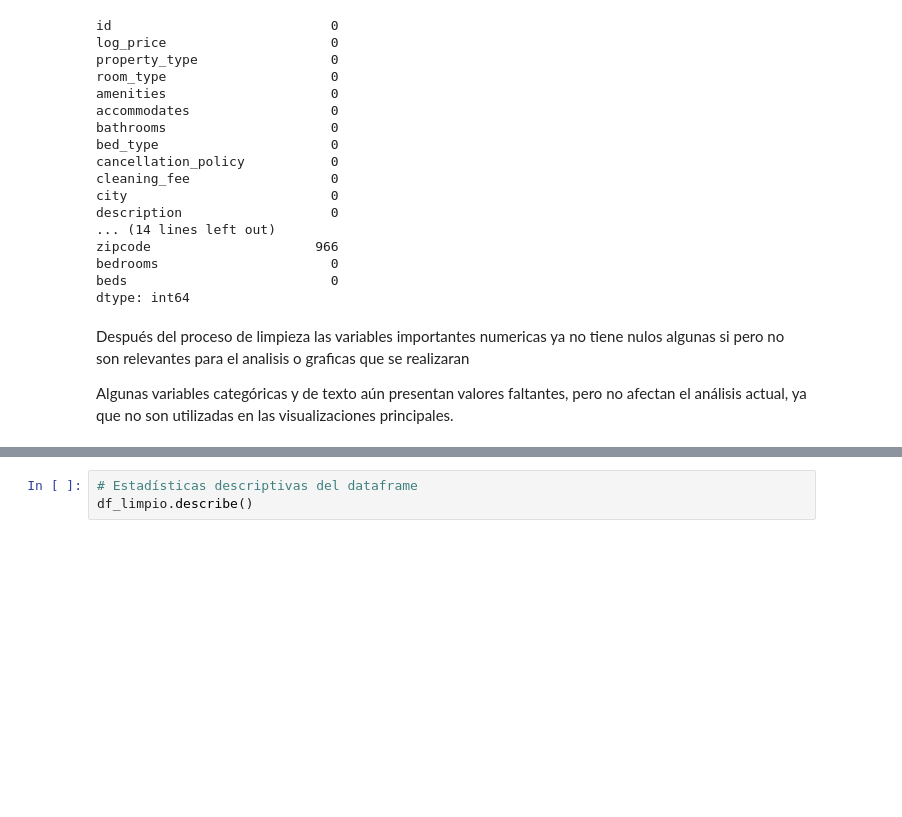
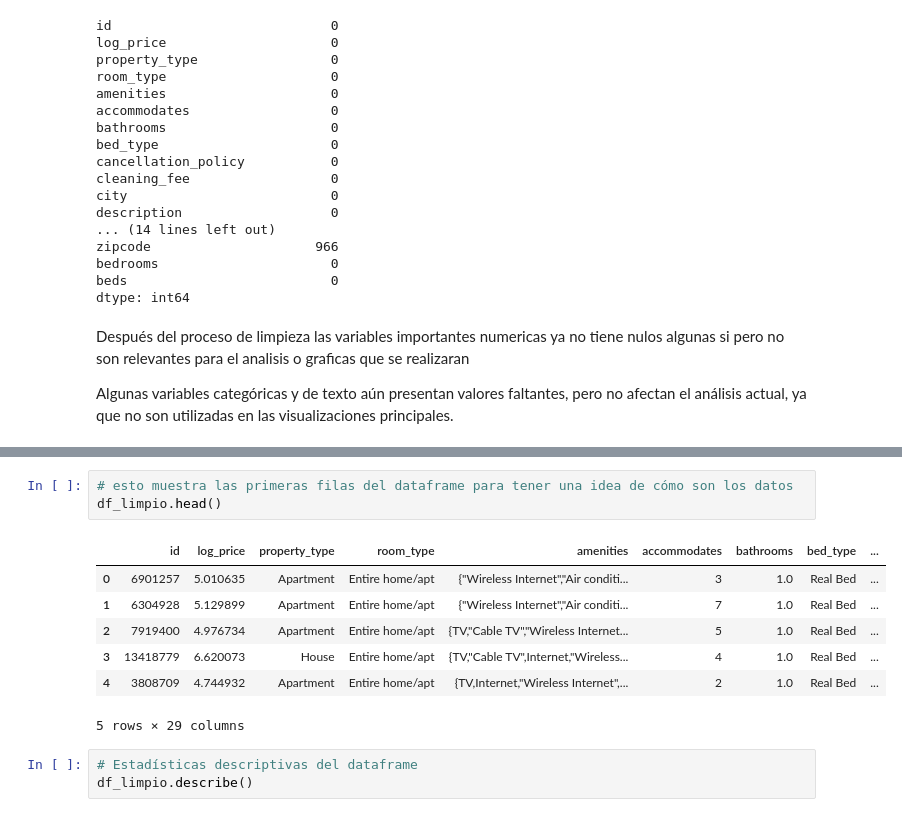
Before and after one commit to ch3rry-root/Avance-Proyecto-Ciencia-de-datos, a Jupyter notebook: notebook.ipynb, the cells around one changed output, grey strips where cells are left out. Saved outputs shown, nothing was run; the diff lists cells and outputs as text; blank space fills up the shorter version.

```diff
--- a/notebook.ipynb
+++ b/notebook.ipynb
@@ -67,3 +67,14 @@ memory usage: 15.9 MB
+# %%
+# esto muestra las primeras filas del dataframe para tener una idea de cómo son los datos
+df_limpio.head()
+# %% [output]
+|  | id | log_price | property_type | room_type | amenities | accommodates | bathrooms | bed_type | ... |
+| 0 | 6901257 | 5.010635 | Apartment | Entire home/apt | {"Wireless Internet","Air conditi... | 3 | 1.0 | Real Bed | ... |
+| 1 | 6304928 | 5.129899 | Apartment | Entire home/apt | {"Wireless Internet","Air conditi... | 7 | 1.0 | Real Bed | ... |
+| 2 | 7919400 | 4.976734 | Apartment | Entire home/apt | {TV,"Cable TV","Wireless Internet... | 5 | 1.0 | Real Bed | ... |
+| 3 | 13418779 | 6.620073 | House | Entire home/apt | {TV,"Cable TV",Internet,"Wireless... | 4 | 1.0 | Real Bed | ... |
+| 4 | 3808709 | 4.744932 | Apartment | Entire home/apt | {TV,Internet,"Wireless Internet",... | 2 | 1.0 | Real Bed | ... |
+5 rows × 29 columns
 # %%
 # Estadísticas descriptivas del dataframe
 df_limpio.describe()
```
Also changed, not shown: parts of 7 cells of this notebook.
